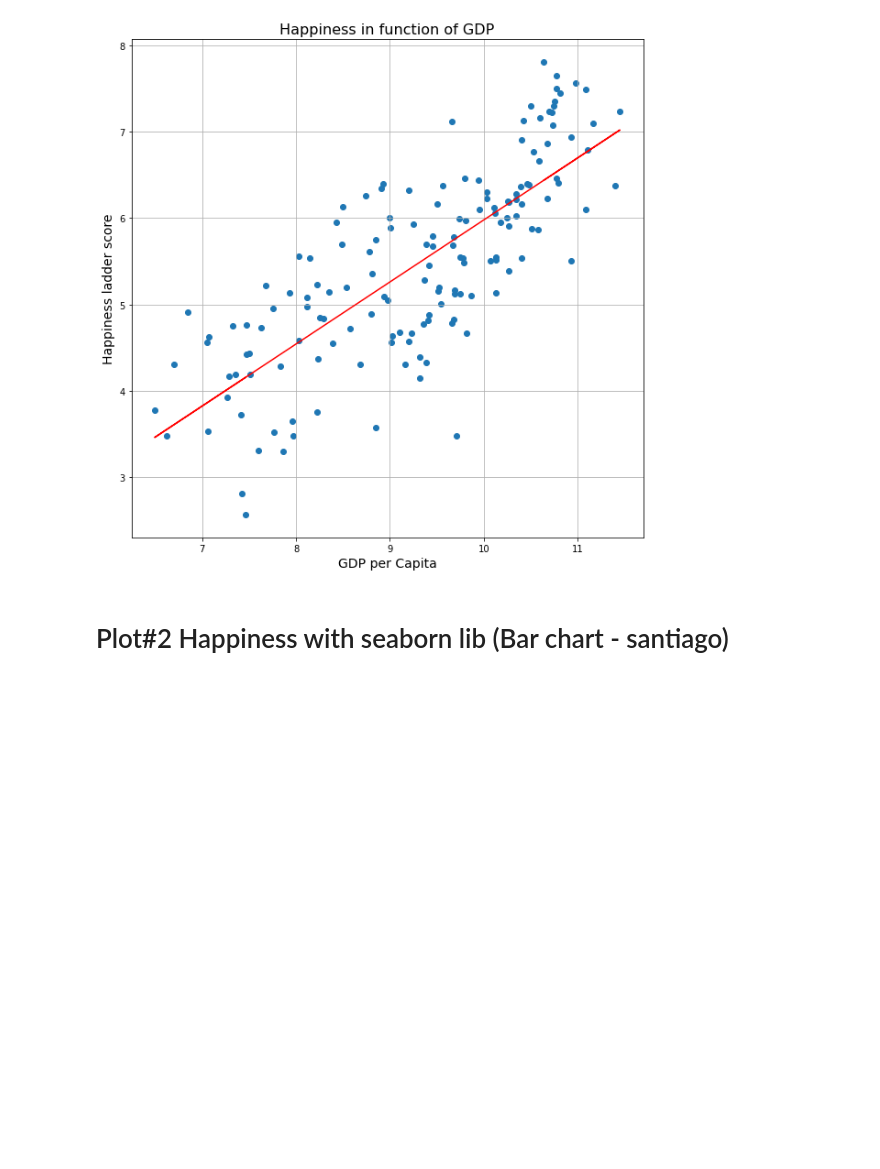
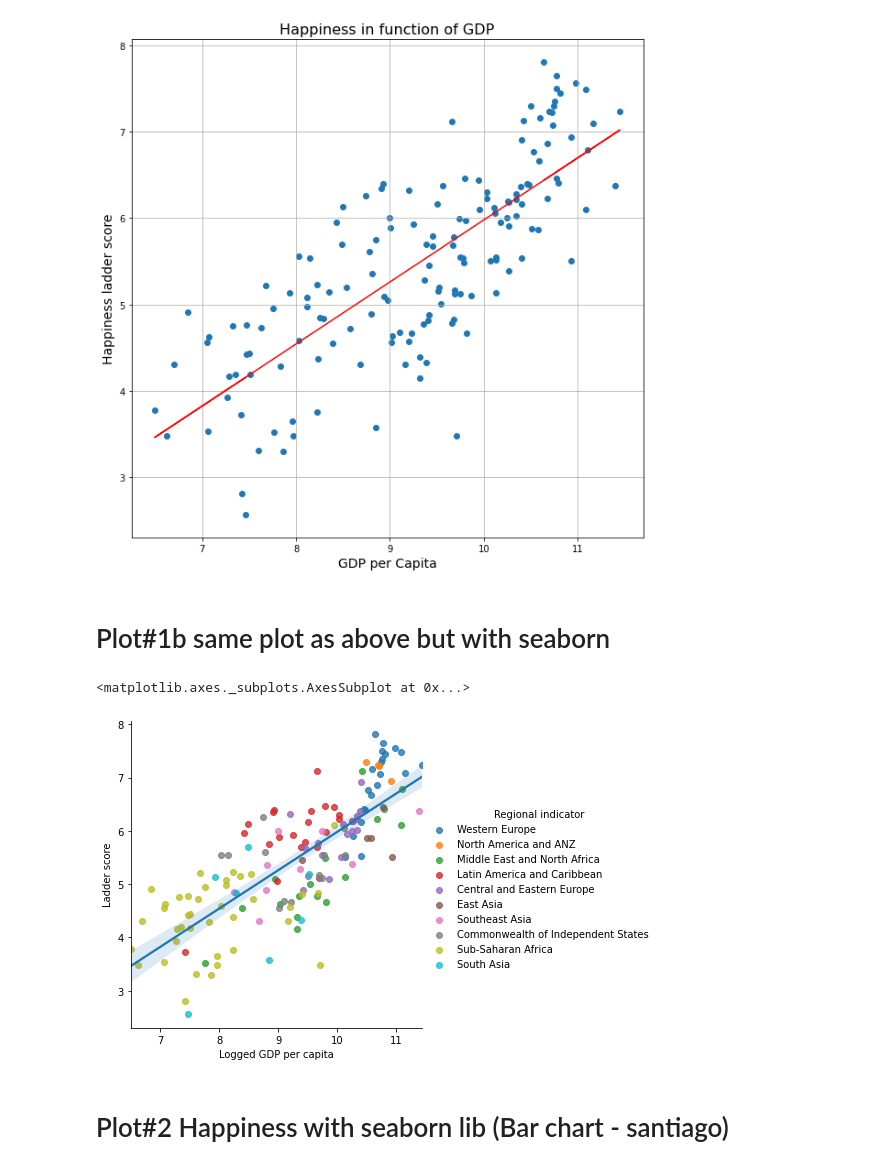
Before and after one commit to GitSanty/Kaggle-challenge-trio-9, a Jupyter notebook: World_happiness.ipynb, the cells around one changed output. Drawn from its saved outputs; the diff is of its cells as text; code cells hidden in the pictures; blank space fills up the shorter version.

Commit message:
added plot seaborn

```diff
--- a/World_happiness.ipynb
+++ b/World_happiness.ipynb
@@ -39,6 +40,14 @@ plt.grid(True)
 plt.show()
 # %% [output]
 [figure]
+# %% [markdown]
+# Plot#1b same plot as above but with seaborn
+# %%
+g = sns.lmplot(x='Logged GDP per capita', y='Ladder score', data=df, hue='Regional indicator', fit_reg=False)
+sns.regplot(x="Logged GDP per capita", y="Ladder score", data=df, scatter=False, ax=g.axes[0, 0])
+# %% [output]
+<matplotlib.axes._subplots.AxesSubplot at 0x...>
+[figure, added]
 # %% [markdown]
 # Plot#2 Happiness with seaborn lib (Bar chart - santiago)
 # %%
```
Also changed, not shown: parts of 1 cell of this notebook.
